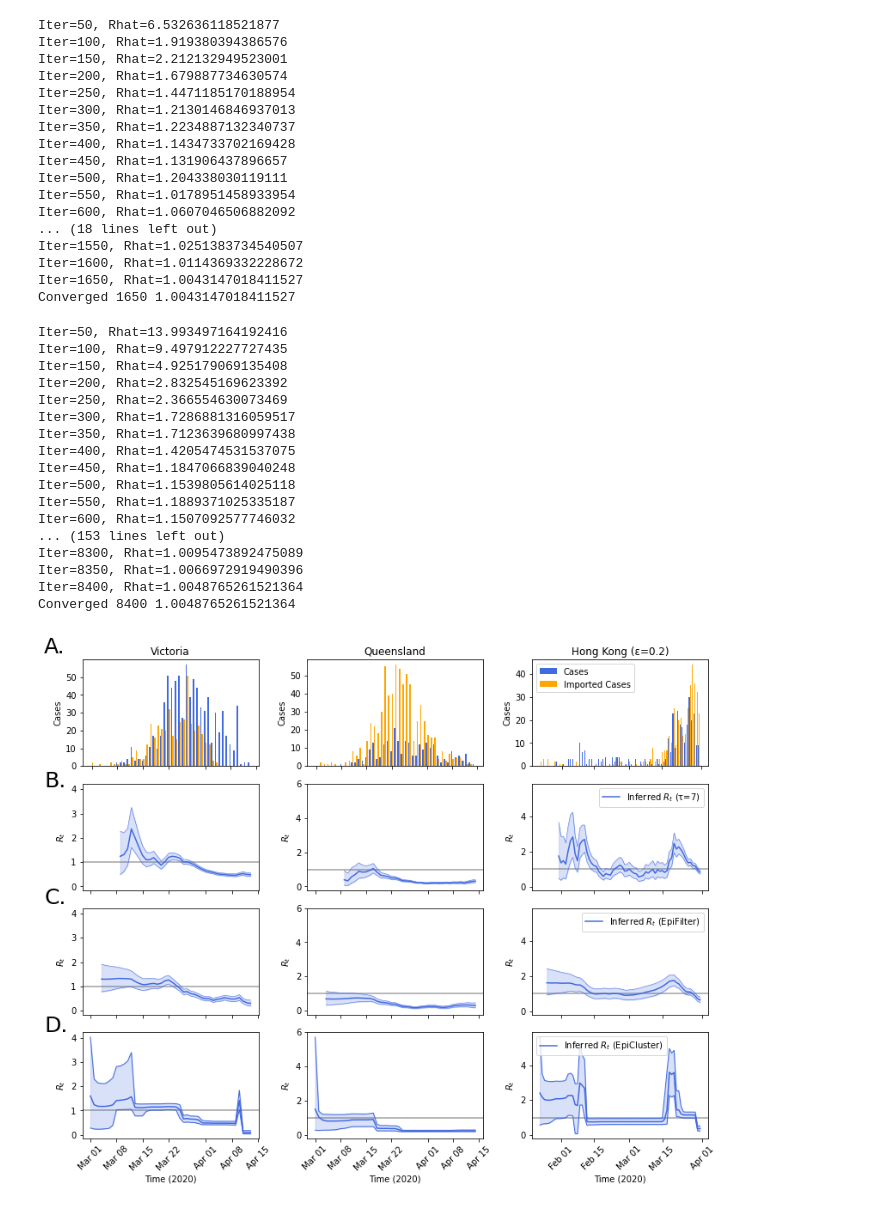
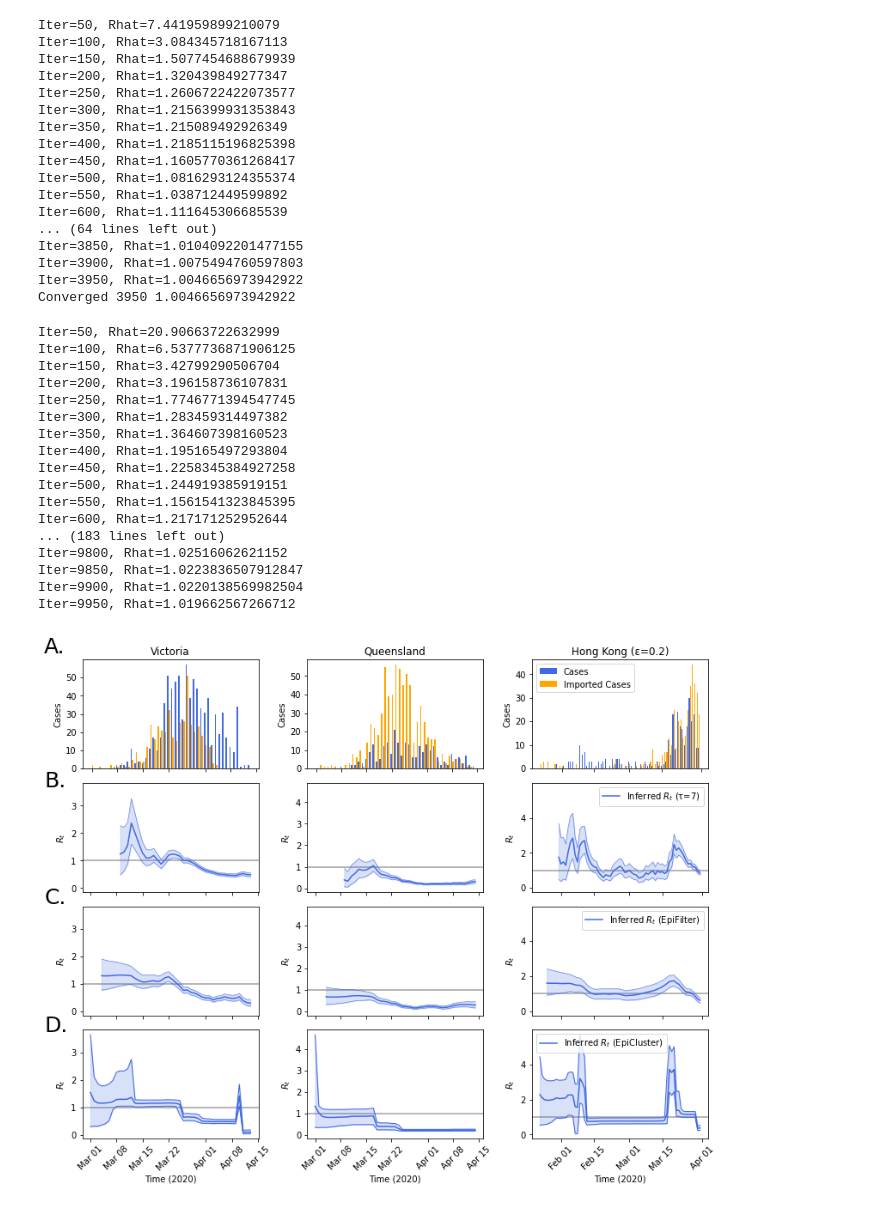
Before and after one commit to SABS-R3-Epidemiology/epicluster-results, a Jupyter notebook: notebooks/Figure5.ipynb, the cells around one changed output. Drawn from its saved outputs; the diff is of its cells as text; code cells hidden in the pictures.

```diff
--- a/notebooks/Figure5.ipynb
+++ b/notebooks/Figure5.ipynb
@@ -72,7 +72,7 @@ imp_cases = np.concatenate([past_cases, imp_cases])
 
 # run change point
 p = ec.PoissonModel(copy.deepcopy(inf_cases), w, prior_expected_clusters=1.5, imported_cases=imp_cases, epsilon=1.0)
-mcmc = ec.MCMCSampler(p, 2)
+mcmc = ec.MCMCSampler(p, 4)
 phi_chain, z_chain, counts = mcmc.run_mcmc(Rhat_thresh=1.01, progress=True)
 
 
@@ -148,7 +148,7 @@ imp_cases = np.concatenate([past_cases, imp_cases])
 
 # run change point
 p = ec.PoissonModel(copy.deepcopy(inf_cases), w, prior_expected_clusters=1.5, imported_cases=imp_cases, epsilon=1.0)
-mcmc = ec.MCMCSampler(p, 2)
+mcmc = ec.MCMCSampler(p, 4)
 phi_chain, z_chain, counts = mcmc.run_mcmc(Rhat_thresh=1.005, progress=True)
 
 
@@ -158,23 +158,23 @@ epi_results = pd.read_csv('../data/covid/results/QLD_R.csv')
 
 results_qld = cases, imp_cases, w, phi_chain, z_chain, intervals7, intervals0, epi_results
 # %% [output]
-Iter=50, Rhat=6.532636118521877
-Iter=100, Rhat=1.919380394386576
-Iter=150, Rhat=2.212132949523001
-Iter=200, Rhat=1.679887734630574
-Iter=250, Rhat=1.4471185170188954
-Iter=300, Rhat=1.2130146846937013
-Iter=350, Rhat=1.2234887132340737
-Iter=400, Rhat=1.1434733702169428
-Iter=450, Rhat=1.131906437896657
-Iter=500, Rhat=1.204338030119111
-Iter=550, Rhat=1.0178951458933954
-Iter=600, Rhat=1.0607046506882092
-... (18 lines left out)
-Iter=1550, Rhat=1.0251383734540507
-Iter=1600, Rhat=1.0114369332228672
-Iter=1650, Rhat=1.0043147018411527
-Converged 1650 1.0043147018411527
+Iter=50, Rhat=7.441959899210079
+Iter=100, Rhat=3.084345718167113
+Iter=150, Rhat=1.5077454688679939
+Iter=200, Rhat=1.320439849277347
+Iter=250, Rhat=1.2606722422073577
+Iter=300, Rhat=1.2156399931353843
+Iter=350, Rhat=1.215089492926349
+Iter=400, Rhat=1.2185115196825398
+Iter=450, Rhat=1.1605770361268417
+Iter=500, Rhat=1.0816293124355374
+Iter=550, Rhat=1.038712449599892
+Iter=600, Rhat=1.111645306685539
+... (64 lines left out)
+Iter=3850, Rhat=1.0104092201477155
+Iter=3900, Rhat=1.0075494760597803
+Iter=3950, Rhat=1.0046656973942922
+Converged 3950 1.0046656973942922
 # %%
 cases = pandas.read_csv('../data/covid/HK.csv')
 imp_cases = cases['Imported_Cases']
@@ -224,7 +224,7 @@ imp_cases = np.concatenate([past_cases, imp_cases])
 
 # run change point
 p = ec.PoissonModel(copy.deepcopy(inf_cases), w, prior_expected_clusters=1.5, imported_cases=imp_cases, epsilon=0.2)
-mcmc = ec.MCMCSampler(p, 2)
+mcmc = ec.MCMCSampler(p, 4)
 phi_chain, z_chain, counts = mcmc.run_mcmc(Rhat_thresh=1.005, progress=True)
 
 
@@ -234,23 +234,23 @@ epi_results = pd.read_csv('../data/covid/results/HK_R.csv')
 
 results_hk = cases, imp_cases, w, phi_chain, z_chain, intervals7, intervals0, epi_results
 # %% [output]
-Iter=50, Rhat=13.993497164192416
-Iter=100, Rhat=9.497912227727435
-Iter=150, Rhat=4.925179069135408
-Iter=200, Rhat=2.832545169623392
-Iter=250, Rhat=2.366554630073469
-Iter=300, Rhat=1.7286881316059517
-Iter=350, Rhat=1.7123639680997438
-Iter=400, Rhat=1.4205474531537075
-Iter=450, Rhat=1.1847066839040248
-Iter=500, Rhat=1.1539805614025118
-Iter=550, Rhat=1.1889371025335187
-Iter=600, Rhat=1.1507092577746032
-... (153 lines left out)
-Iter=8300, Rhat=1.0095473892475089
-Iter=8350, Rhat=1.0066972919490396
-Iter=8400, Rhat=1.0048765261521364
-Converged 8400 1.0048765261521364
+Iter=50, Rhat=20.90663722632999
+Iter=100, Rhat=6.5377736871906125
+Iter=150, Rhat=3.42799290506704
+Iter=200, Rhat=3.196158736107831
+Iter=250, Rhat=1.7746771394547745
+Iter=300, Rhat=1.283459314497382
+Iter=350, Rhat=1.364607398160523
+Iter=400, Rhat=1.195165497293804
+Iter=450, Rhat=1.2258345384927258
+Iter=500, Rhat=1.244919385919151
+Iter=550, Rhat=1.1561541323845395
+Iter=600, Rhat=1.217171252952644
+... (183 lines left out)
+Iter=9800, Rhat=1.02516062621152
+Iter=9850, Rhat=1.0223836507912847
+Iter=9900, Rhat=1.0220138569982504
+Iter=9950, Rhat=1.019662567266712
 # %%
 fig = plt.figure(figsize=(11,9))
 
@@ -298,7 +298,7 @@ for i in range(num_exps):
     ax = fig.add_subplot(4, num_exps, 3*num_exps+i+1)
     Rs = []
     num_mcmc = len(z_chain)
-    for phi, z in zip(phi_chain[num_mcmc//4:], z_chain[num_mcmc//4:]):
+    for phi, z in zip(phi_chain[num_mcmc//2:], z_chain[num_mcmc//2:]):
         Rs.append([phi[zi] for zi in z])
     ax.plot(x, np.mean(Rs, axis=0), color='royalblue', label='Inferred $R_t$ (EpiCluster)')
     ax.fill_between(x, np.percentile(Rs, 5, axis=0), np.percentile(Rs, 95, axis=0), color='royalblue', alpha=0.2)
@@ -333,31 +333,31 @@ for i in range(num_exps):
     mean = epi_results['R_smooth'][1:]
     lb = epi_results['R_smooth_lower_bound'][1:]
     ub = epi_results['R_smooth_upper_bound'][1:]
     ax.plot(x, mean, color='royalblue', label='Inferred $R_t$ (EpiFilter)')
     ax.fill_between(x, lb, ub, alpha=0.2, color='royalblue')
     ax.plot(x, lb, color='royalblue', lw=0.5)
     ax.plot(x, ub, color='royalblue', lw=0.5)
 
     ax.axhline(1, color='gray', alpha=0.75, zorder=-10)
     if do_legend:
         ax.legend()
     ax.set_xlabel('Time (2020)')
     ax.set_ylabel('$R_t$')
 
 
     ax.xaxis.set_major_formatter(matplotlib.dates.DateFormatter('%b %d'))
     plt.xticks(rotation=45, ha='center')
     fig.autofmt_xdate(rotation=45, ha='center')
 
 fig.set_tight_layout(True)
 
 plt.subplots_adjust(left=0.2)
 fig.text(.0, .97, 'A.', fontsize=25)
 fig.text(.0, .73, 'B.', fontsize=25)
 fig.text(.0, .52, 'C.', fontsize=25)
 fig.text(.0, .29, 'D.', fontsize=25)
 
 plt.savefig('../notebooks/Figure5.pdf')
 plt.show()
 # %% [output]
-[figure, old version]
+[figure, new version]
```
Also changed, not shown: parts of 2 cells of this notebook, 16 other files.
